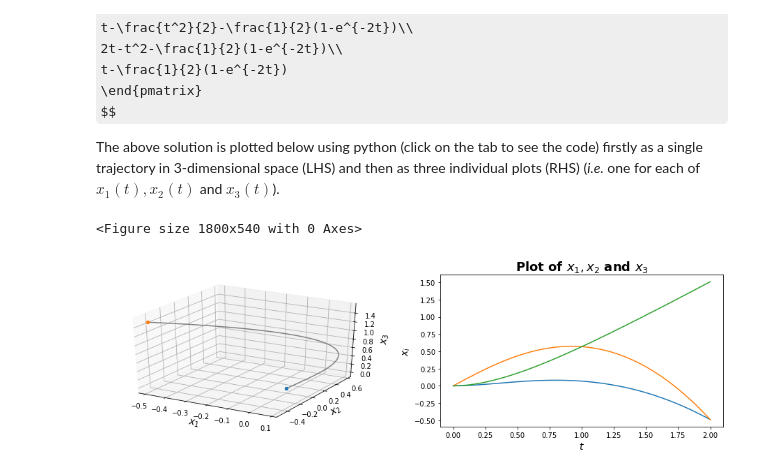
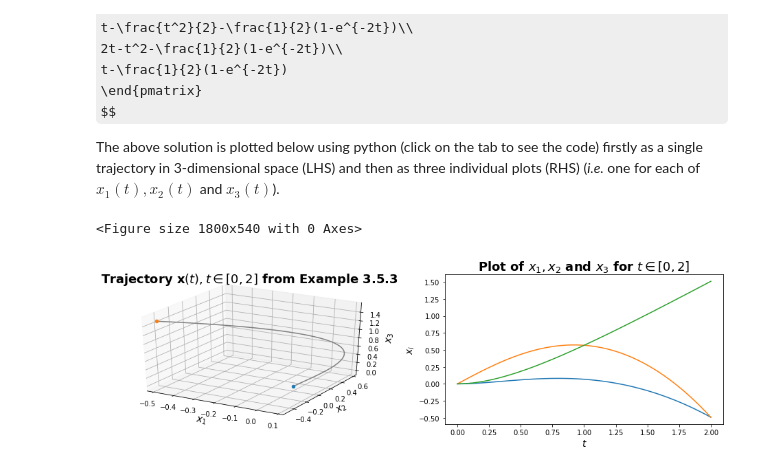
Before and after one commit to jjcrofts77/Linear-Systems-MATH30451, a Jupyter notebook: content/notebooks/Chapter3/NonHomoODE.ipynb, the cells around one changed output. Cells and saved outputs as stored; diff of their text form; code cells hidden in the pictures; some formulas as TeX source.

```diff
--- a/content/notebooks/Chapter3/NonHomoODE.ipynb
+++ b/content/notebooks/Chapter3/NonHomoODE.ipynb
@@ -201,32 +201,33 @@ plt.figure(figsize=[25,7.5])
 
 # set up a figure twice as wide as it is tall
 fig = plt.figure(figsize=plt.figaspect(0.25))
 t = np.linspace(0,2)
 
 # 3-d trajectory
 fig.tight_layout()
 
 # three individual trajectories
 ax = fig.add_subplot(1, 2, 1, projection='3d')
 x1 = t-t**2/2-(1-np.exp(-2*t))/2
 x2 = 2*t-t**2-(1-np.exp(-2*t))/2
 x3 = t-(1-np.exp(-2*t))/2
 ax.plot3D(x1, x2, x3, 'gray')
 ax.scatter(0,0,0)
 tt = t[-1]
 ax.scatter(tt-tt**2/2-(1-np.exp(-2*tt))/2,2*tt-tt**2-(1-np.exp(-2*tt))/2,tt-(1-np.exp(-2*tt))/2)
 ax.set_xlabel('$x_1$',size=14)
 ax.set_ylabel('$x_2$',size=14)
 ax.set_zlabel('$x_3$',size=14)
+ax.set_title('Trajectory $\mathbf{x}(t), t\in[0,2]$ from Example 3.5.3',size=18,weight='bold')
 
 # trajectories
 ax = fig.add_subplot(1, 2, 2)
 ax.plot(t, x1,t,x2,t,x3)
 ax.set_xlabel('$t$',size=14)
 ax.set_ylabel('$x_i$',size=14)
-plt.title('Plot of $x_1, x_2$ and $x_3$',size=18,weight='bold')
+plt.title('Plot of $x_1, x_2$ and $x_3$ for $t\in[0,2]$',size=18,weight='bold')
 
 plt.show()
 # %% [output]
 <Figure size 1800x540 with 0 Axes>
-[figure, old version]
+[figure, new version]
```
